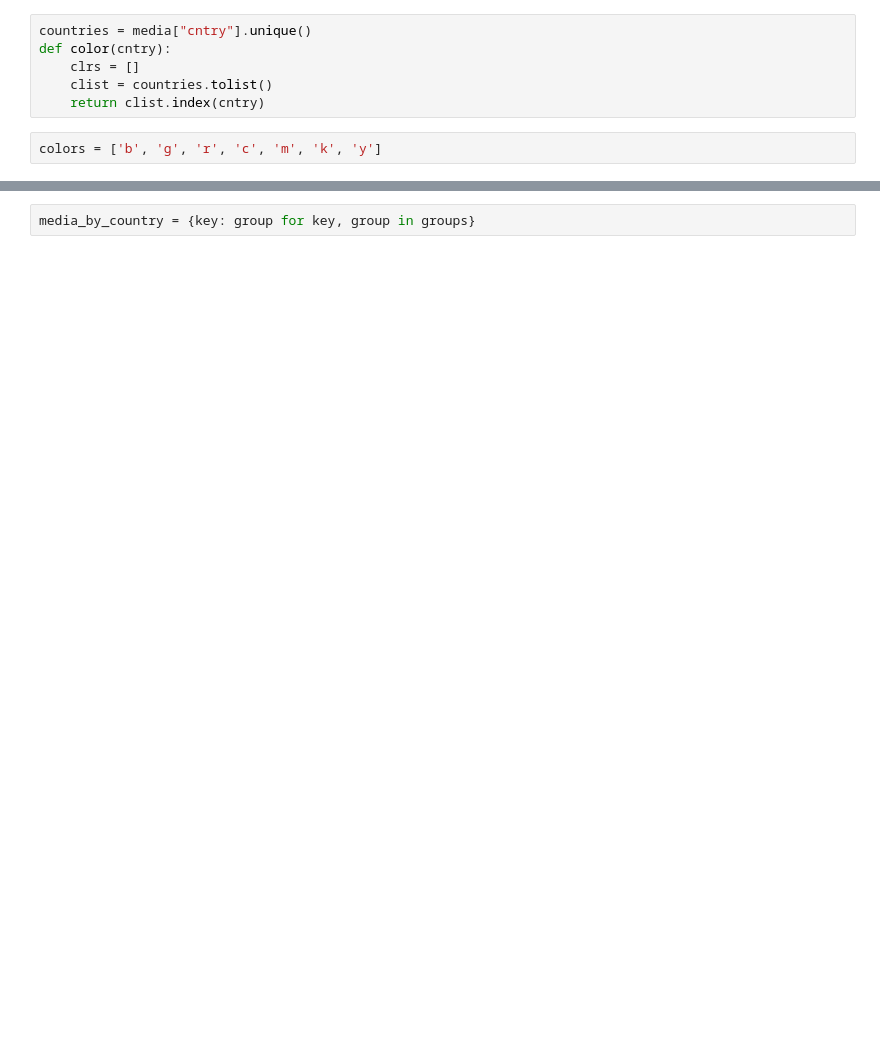
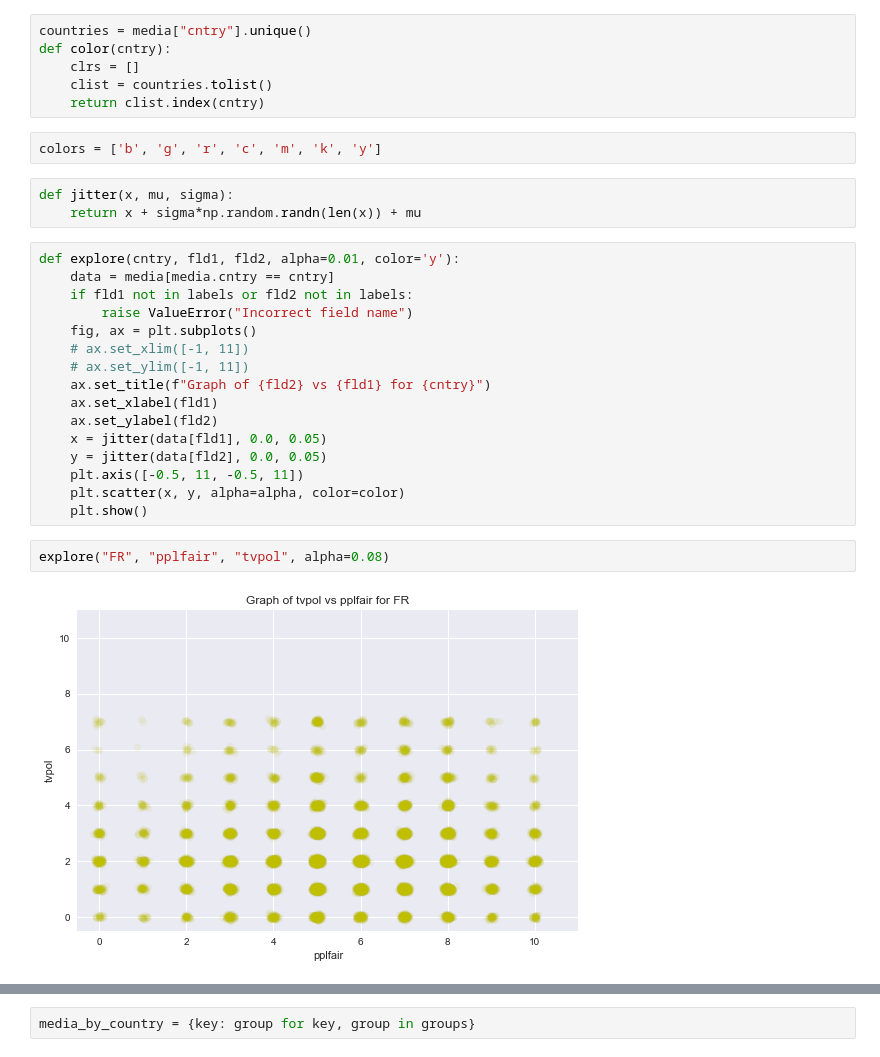
Before and after one commit to agoldhammer/ess, a Jupyter notebook: ess.ipynb, the cells around one changed output, grey strips where cells are left out. Cells and saved outputs as stored; diff of their text form; blank space fills up the shorter version.

```diff
--- a/ess.ipynb
+++ b/ess.ipynb
@@ -92,3 +52,26 @@ def color(cntry):
     return clist.index(cntry)
 # %%
 colors = ['b', 'g', 'r', 'c', 'm', 'k', 'y']
+# %%
+def jitter(x, mu, sigma):
+    return x + sigma*np.random.randn(len(x)) + mu
+# %%
+def explore(cntry, fld1, fld2, alpha=0.01, color='y'):
+    data = media[media.cntry == cntry]
+    if fld1 not in labels or fld2 not in labels:
+        raise ValueError("Incorrect field name")
+    fig, ax = plt.subplots()
+    # ax.set_xlim([-1, 11])
+    # ax.set_ylim([-1, 11])
+    ax.set_title(f"Graph of {fld2} vs {fld1} for {cntry}")
+    ax.set_xlabel(fld1)
+    ax.set_ylabel(fld2)
+    x = jitter(data[fld1], 0.0, 0.05)
+    y = jitter(data[fld2], 0.0, 0.05)
+    plt.axis([-0.5, 11, -0.5, 11])
+    plt.scatter(x, y, alpha=alpha, color=color)
+    plt.show()
+# %%
+explore("FR", "pplfair", "tvpol", alpha=0.08)
+# %% [output]
+[figure, added]
```
Also changed, not shown: parts of 35 cells of this notebook.
